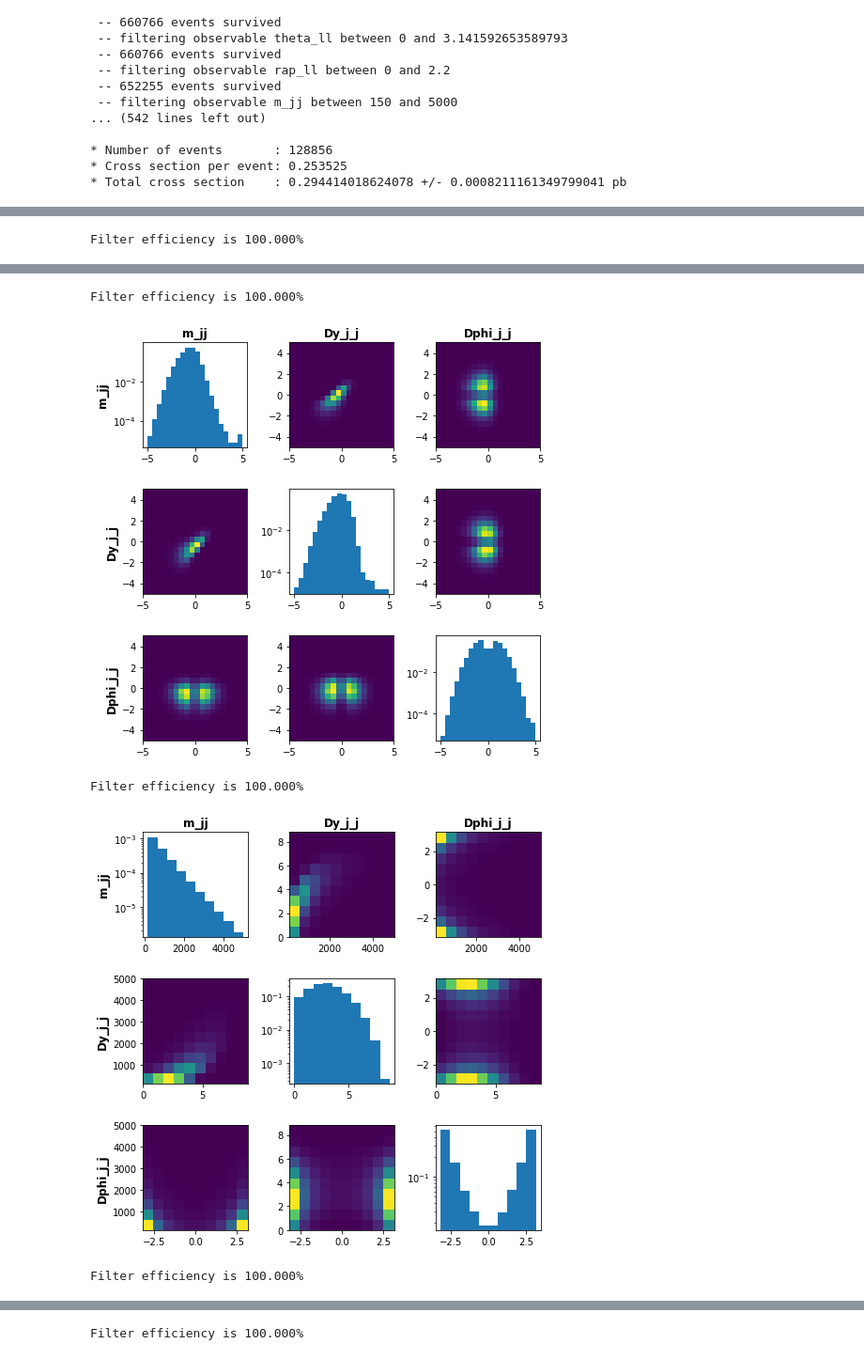
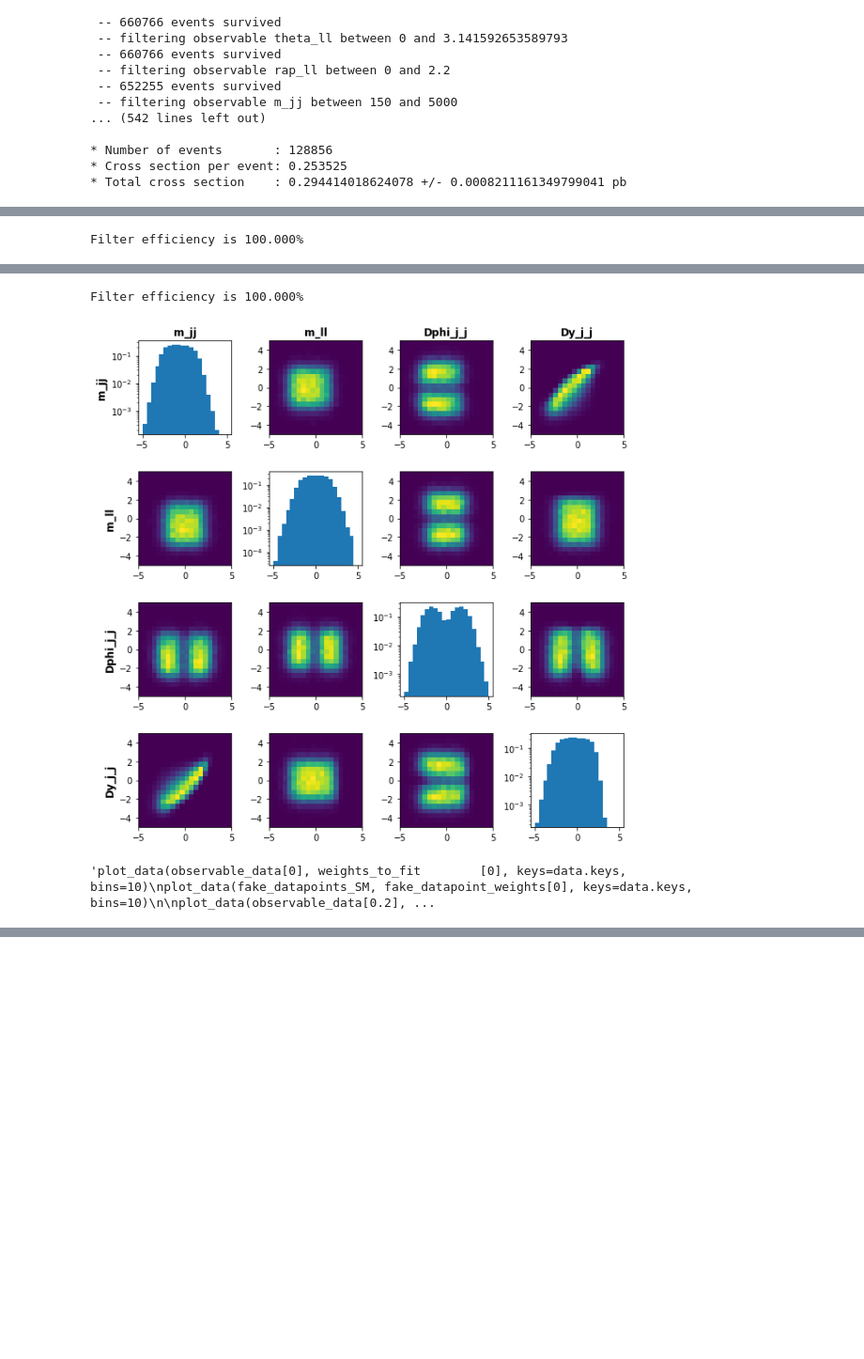
Before and after one commit to darrendavidprice/science-discovery, a Jupyter notebook: SM-sandbox/proj5.4-EFT-Density-Estimation/notebooks/get_EWK_density_estimate-Copy1.ipynb, the cells around one changed output, grey strips where cells are left out. Shown at 94% size. Saved outputs shown, nothing was run; the diff lists cells and outputs as text; code cells hidden in the pictures; blank space fills up the shorter version.

Commit message:
Improved EWK model

```diff
--- a/SM-sandbox/proj5.4-EFT-Density-Estimation/notebooks/get_EWK_density_estimate-Copy1.ipynb
+++ b/SM-sandbox/proj5.4-EFT-Density-Estimation/notebooks/get_EWK_density_estimate-Copy1.ipynb
@@ -213,10 +234,10 @@ Fit completed in 516s
 # %%
 #  Use this cell to add training epochs to whichever indices appear undertrained
 
-improve_indices   = [0, 1, 2]
-impove_batch_size = 100000
-impove_num_epochs = 100
-improve_patience  = 5
+improve_indices   = [i for i in range(num_observables)]
+impove_batch_size = 5000
+impove_num_epochs = 200
+improve_patience  = 10
 improve_validation_split = 0.5
 
 added_fit_times = {}
@@ -290,3 +316,15 @@ Unwhitening generated datapoints for cWtil=0.1
 Unwhitening generated datapoints for cWtil=0.2
 Unwhitening generated datapoints for cWtil=0.3
 Unwhitening generated datapoints for cWtil=0.4
+# %%
+#  Generate a large number of datapoints at 0.
+#
+
+n_gen = 50000
+
+print(f"Generating {n_gen} fake datapoints for cWtil=[0]")
+start = time.time()
+
+fake_white_datapoints_SM = density_model.sample(n_gen, [0])
+end = time.time()
+print(f"{n_gen} datapoints generated at cWtil=0 in {int(end-start):.0f}s")
@@ -292,0 +381,9 @@ Unwhitening generated datapoints for cWtil=0.4
+# %%
+#  Unwhiten generated data
+#
+
+print("Unwhitening fake datapoints for cWtil=0")
+start = time.time()
+fake_datapoints_SM = unwhiten_axes(fake_white_datapoints_SM, whitening_funcs)
+end = time.time()
+print(f"{n_gen} datapoints unwhitened at cWtil=0 in {int(end-start):.0f}s")
@@ -293,13 +437,16 @@ Unwhitening generated datapoints for cWtil=0.4
 # %%
 #  Plot original and generate data (total phase space)
 
-plot_data(white_data_to_fit[0.2], weights_to_fit[0.2], keys=data.keys, bins=20, lims=False)
-plot_data(fake_white_datapoints[0.2], None, keys=data.keys, bins=20, lims=False)
+plot_data(white_data_to_fit[0]    , weights_to_fit        [0]  , keys=data.keys, bins=20, lims=False)
+plot_data(fake_white_datapoints_SM, fake_datapoint_weights[0]  , keys=data.keys, bins=20, lims=False)
 
-plot_data(observable_data[0], weights_to_fit[0], keys=data.keys, bins=10)
-plot_data(fake_datapoints[0], keys=data.keys, bins=10)
+'''plot_data(white_data_to_fit[0.4]  , weights_to_fit        [0.4], keys=data.keys, bins=20, lims=False)
+plot_data(fake_white_datapoints_SM, fake_datapoint_weights[0.4], keys=data.keys, bins=20, lims=False)'''
 
-plot_data(observable_data[0.2], weights_to_fit[0.2], keys=data.keys, bins=10)
-plot_data(fake_datapoints[0.2], keys=data.keys, bins=10)
+'''plot_data(observable_data[0], weights_to_fit        [0], keys=data.keys, bins=10)
+plot_data(fake_datapoints_SM, fake_datapoint_weights[0], keys=data.keys, bins=10)
+
+plot_data(observable_data[0.2], weights_to_fit        [0.2], keys=data.keys, bins=10)
+plot_data(fake_datapoints_SM  , fake_datapoint_weights[0.2], keys=data.keys, bins=10)'''
 # %% [output]
 Filter efficiency is 100.000%
@@ -307,5 +454,3 @@ Filter efficiency is 100.000%
 Filter efficiency is 100.000%
-[figure, old version]
+[figure, new version]
-Filter efficiency is 100.000%
+'plot_data(observable_data[0], weights_to_fit        [0], keys=data.keys, bins=10)\nplot_data(fake_datapoints_SM, fake_datapoint_weights[0], keys=data.keys, bins=10)\n\nplot_data(observable_data[0.2], ...
-[figure, removed]
-Filter efficiency is 100.000%
@@ -313 +456,0 @@ Filter efficiency is 100.000%
-Filter efficiency is 100.000%
```
Also changed, not shown: parts of 30 cells of this notebook, 3 other files.
